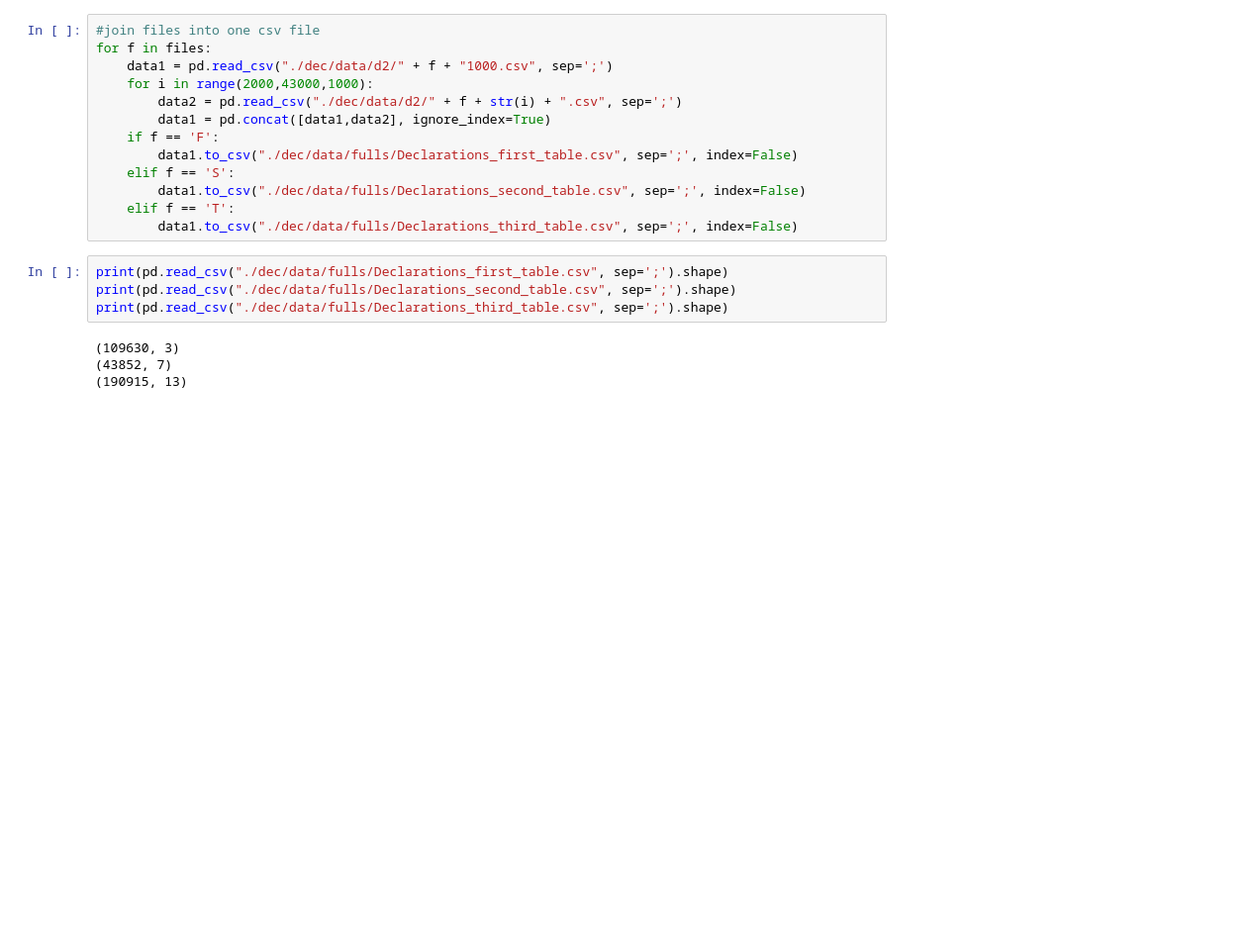
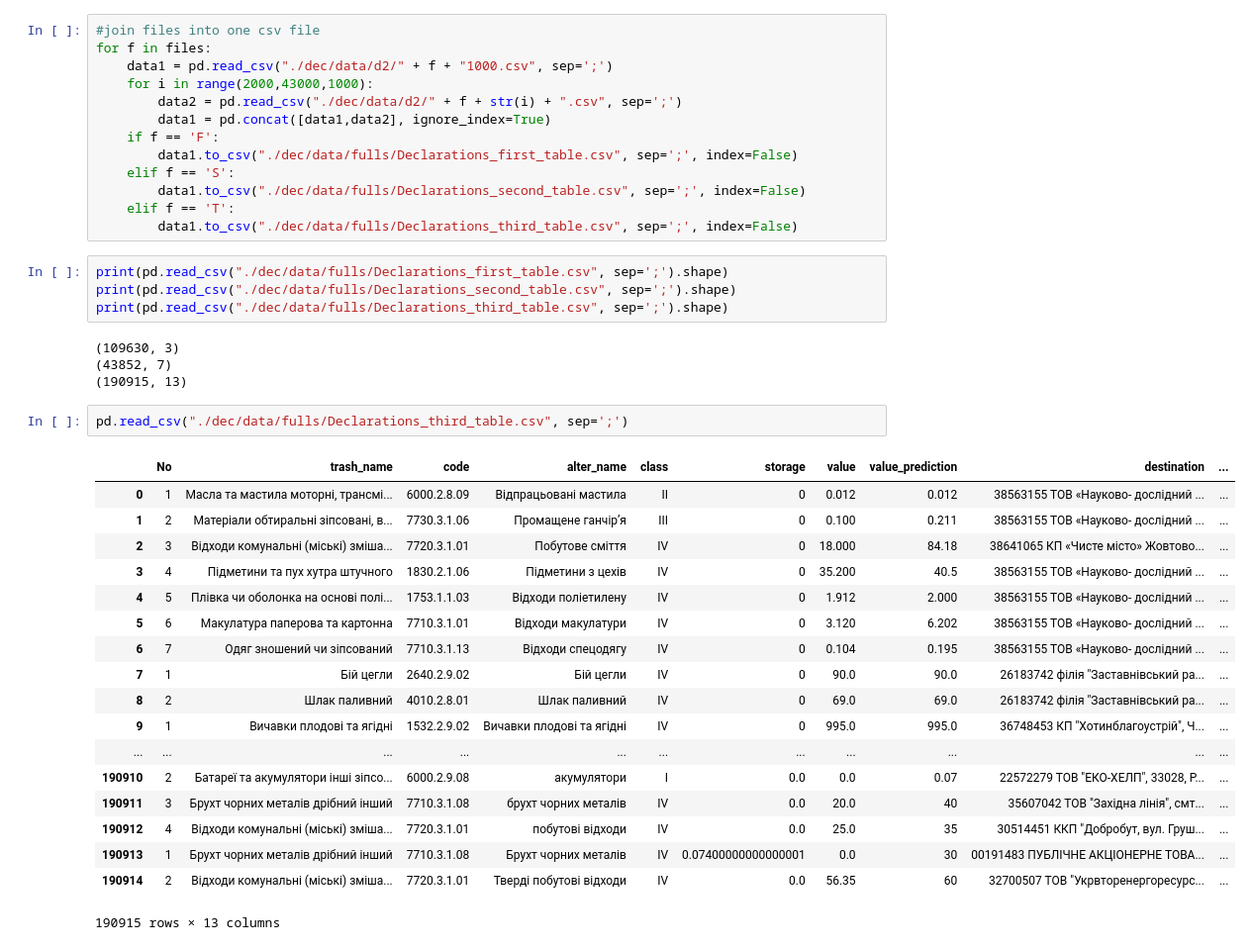
Before and after one commit to st-rom/WUA, a Jupyter notebook: decl_parser.ipynb, the cells around one changed output. Shown at 99% size. Drawn from its saved outputs; the diff is of its cells as text; blank space fills up the shorter version.

```diff
--- a/decl_parser.ipynb
+++ b/decl_parser.ipynb
@@ -163,3 +163,24 @@ print(pd.read_csv("./dec/data/fulls/Declarations_third_table.csv", sep=';').shap
 (109630, 3)
 (43852, 7)
 (190915, 13)
+# %%
+pd.read_csv("./dec/data/fulls/Declarations_third_table.csv", sep=';')
+# %% [output]
+|  | No | trash_name | code | alter_name | class | storage | value | value_prediction | destination | ... |
+| 0 | 1 | Масла та мастила моторні, трансмі... | 6000.2.8.09 | Відпрацьовані мастила | ІІ | 0 | 0.012 | 0.012 | 38563155 ТОВ «Науково- дослідний ... | ... |
+| 1 | 2 | Матеріали обтиральні зіпсовані, в... | 7730.3.1.06 | Промащене ганчір’я | ІІІ | 0 | 0.100 | 0.211 | 38563155 ТОВ «Науково- дослідний ... | ... |
+| 2 | 3 | Відходи комунальні (міські) зміша... | 7720.3.1.01 | Побутове сміття | ІV | 0 | 18.000 | 84.18 | 38641065 КП «Чисте місто» Жовтово... | ... |
+| 3 | 4 | Підметини та пух хутра штучного | 1830.2.1.06 | Підметини з цехів | ІV | 0 | 35.200 | 40.5 | 38563155 ТОВ «Науково- дослідний ... | ... |
+| 4 | 5 | Плівка чи оболонка на основі полі... | 1753.1.1.03 | Відходи поліетилену | ІV | 0 | 1.912 | 2.000 | 38563155 ТОВ «Науково- дослідний ... | ... |
+| 5 | 6 | Макулатура паперова та картонна | 7710.3.1.01 | Відходи макулатури | ІV | 0 | 3.120 | 6.202 | 38563155 ТОВ «Науково- дослідний ... | ... |
+| 6 | 7 | Одяг зношений чи зіпсований | 7710.3.1.13 | Відходи спецодягу | ІV | 0 | 0.104 | 0.195 | 38563155 ТОВ «Науково- дослідний ... | ... |
+| 7 | 1 | Бій цегли | 2640.2.9.02 | Бій цегли | ІV | 0 | 90.0 | 90.0 | 26183742 філія "Заставнівський ра... | ... |
+| 8 | 2 | Шлак паливний | 4010.2.8.01 | Шлак паливний | ІV | 0 | 69.0 | 69.0 | 26183742 філія "Заставнівський ра... | ... |
+| 9 | 1 | Вичавки плодові та ягідні | 1532.2.9.02 | Вичавки плодові та ягідні | ІV | 0 | 995.0 | 995.0 | 36748453 КП "Хотинблагоустрій", Ч... | ... |
+| ... | ... | ... | ... | ... | ... | ... | ... | ... | ... | ... |
+| 190910 | 2 | Батареї та акумулятори інші зіпсо... | 6000.2.9.08 | акумулятори | І | 0.0 | 0.0 | 0.07 | 22572279 ТОВ "ЕКО-ХЕЛП", 33028, Р... | ... |
+| 190911 | 3 | Брухт чорних металів дрібний інший | 7710.3.1.08 | брухт чорних металів | ІV | 0.0 | 20.0 | 40 | 35607042 ТОВ "Західна лінія", смт... | ... |
+| 190912 | 4 | Відходи комунальні (міські) зміша... | 7720.3.1.01 | побутові відходи | ІV | 0.0 | 25.0 | 35 | 30514451 ККП "Добробут, вул. Груш... | ... |
+| 190913 | 1 | Брухт чорних металів дрібний інший | 7710.3.1.08 | Брухт чорних металів | ІV | 0.07400000000000001 | 0.0 | 30 | 00191483 ПУБЛІЧНЕ АКЦІОНЕРНЕ ТОВА... | ... |
+| 190914 | 2 | Відходи комунальні (міські) зміша... | 7720.3.1.01 | Тверді побутові відходи | ІV | 0.0 | 56.35 | 60 | 32700507 ТОВ "Укрвторенергоресурс... | ... |
+190915 rows × 13 columns
```
Also changed, not shown: parts of 3 cells of this notebook, 1 other file.
